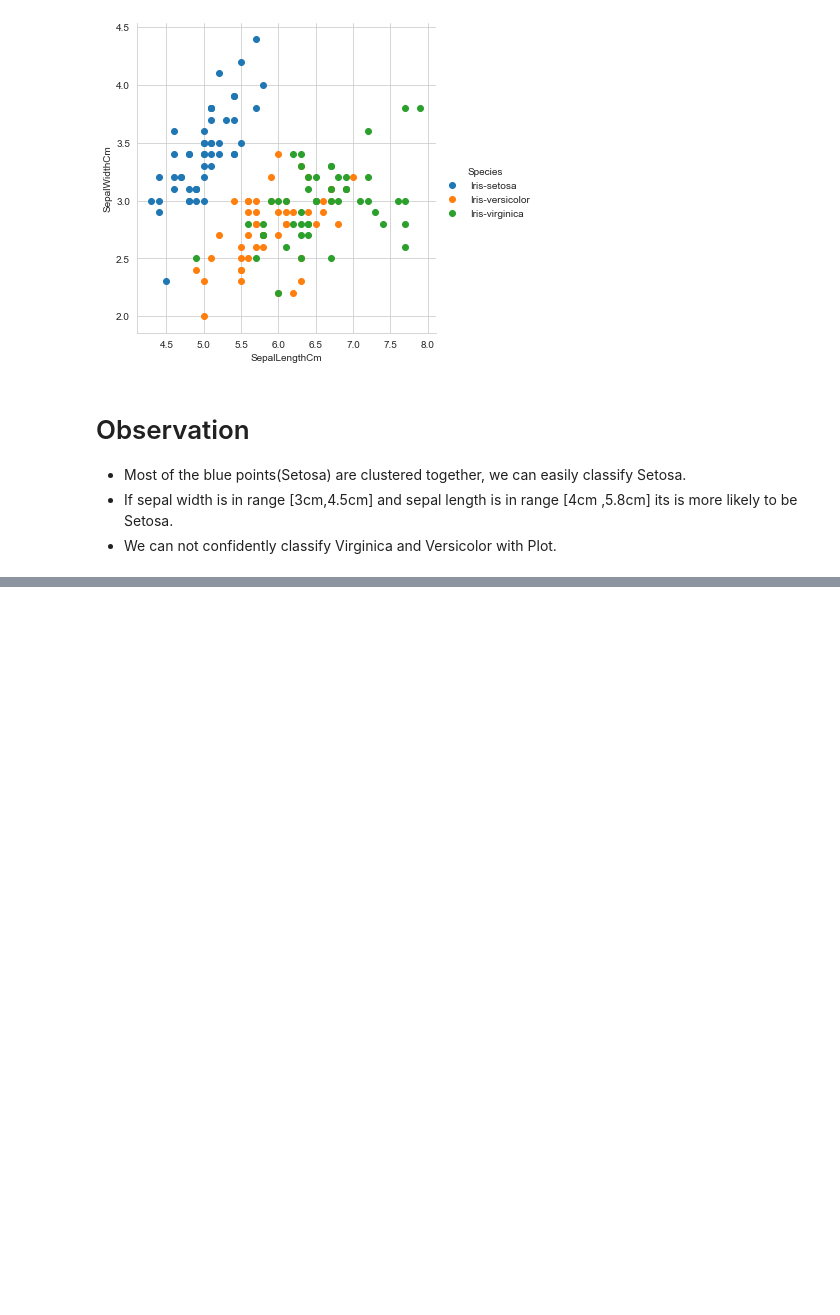
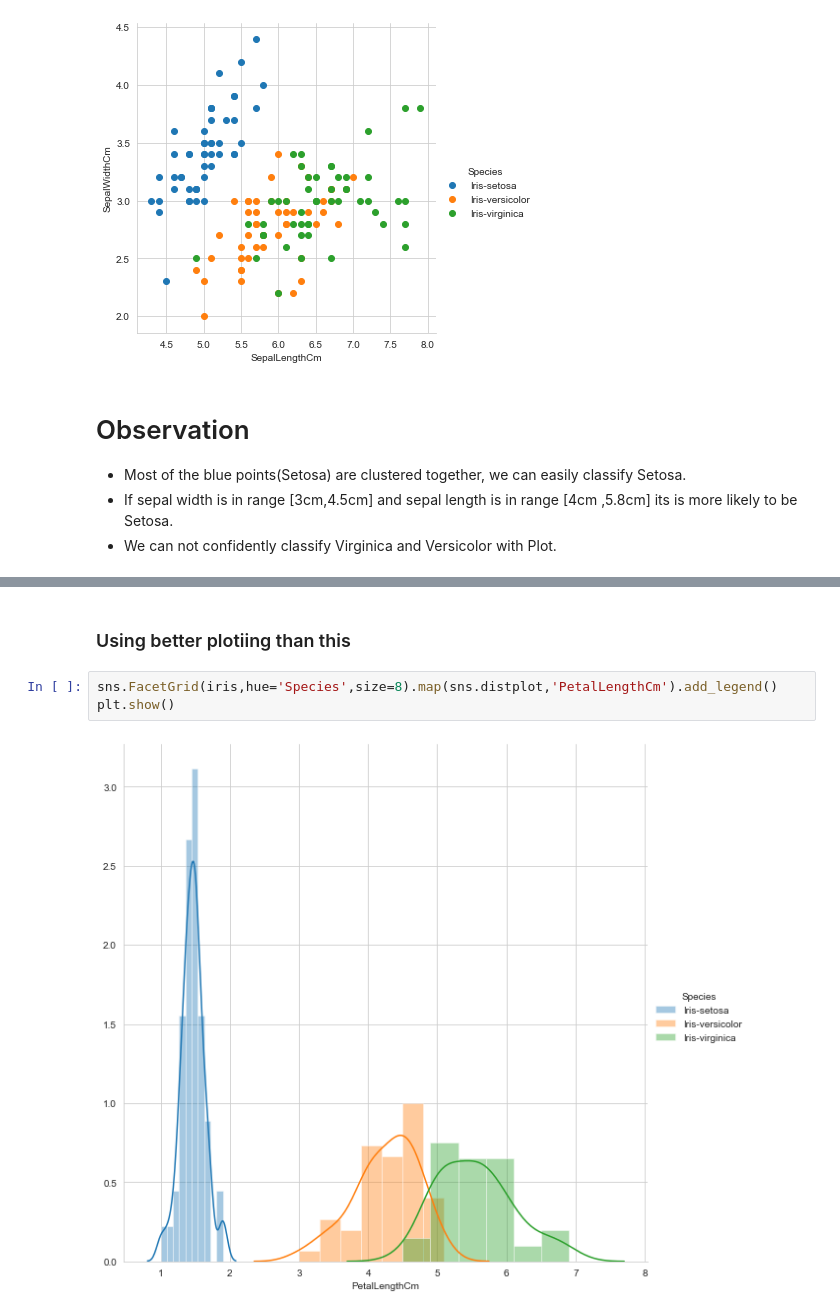
Before and after one commit to arpitiiitv/Exploratory-Data-Analysis, a Jupyter notebook: Iris EDA/EDA Iris Dataset.ipynb, the cells around one changed output, grey strips where cells are left out. Saved outputs shown, nothing was run; the diff lists cells and outputs as text; blank space fills up the shorter version.

```diff
--- a/Iris EDA/EDA Iris Dataset.ipynb
+++ b/Iris EDA/EDA Iris Dataset.ipynb
@@ -100,0 +154,7 @@ sns.FacetGrid(iris,hue='Species',size=5).map(plt.scatter,"SepalLengthCm","SepalW
+# %% [markdown]
+### Using better plotiing than this
+# %%
+sns.FacetGrid(iris,hue='Species',size=8).map(sns.distplot,'PetalLengthCm').add_legend()
+plt.show()
+# %% [output]
+[figure, added]
```
Also changed, not shown: parts of 30 cells of this notebook.
